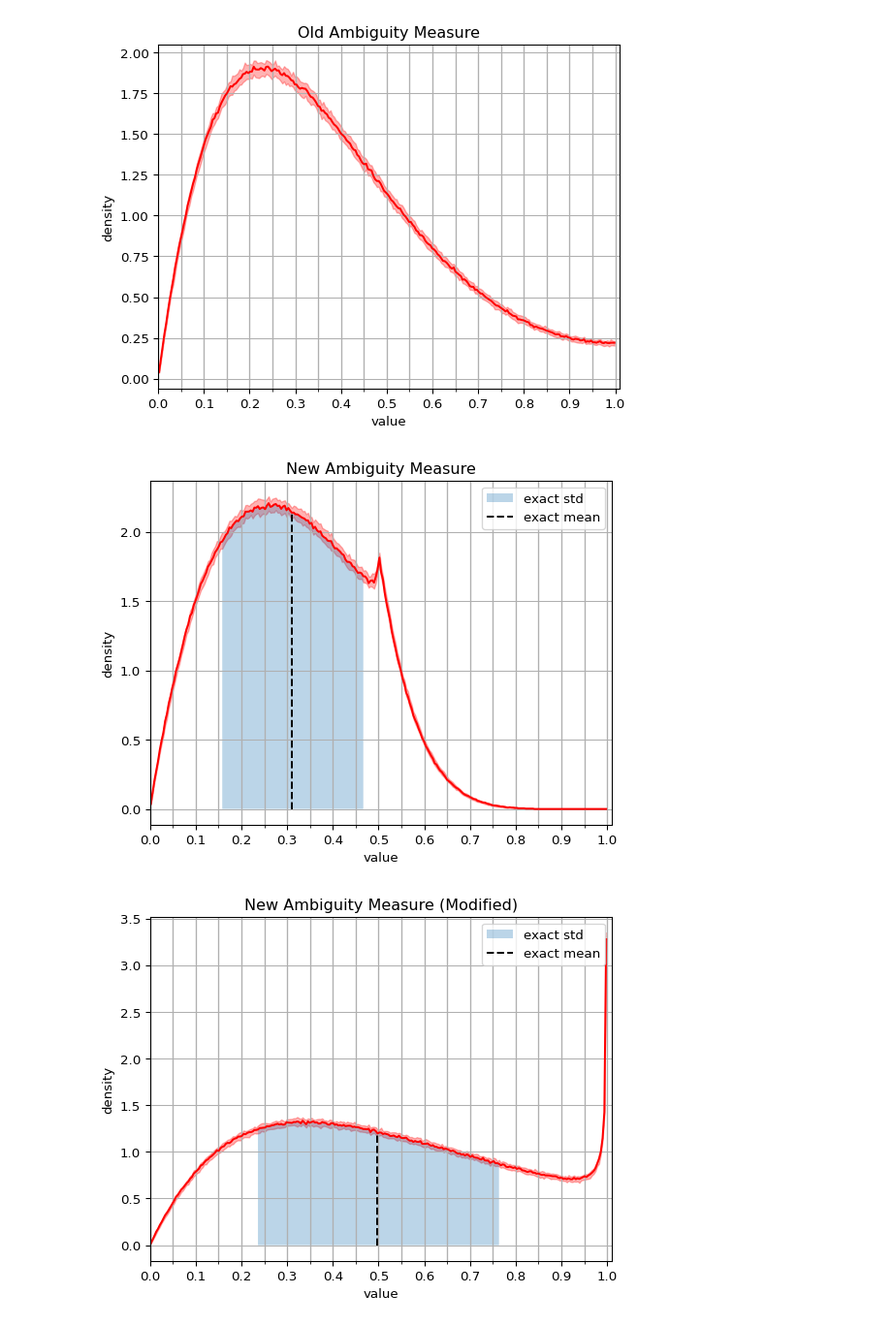
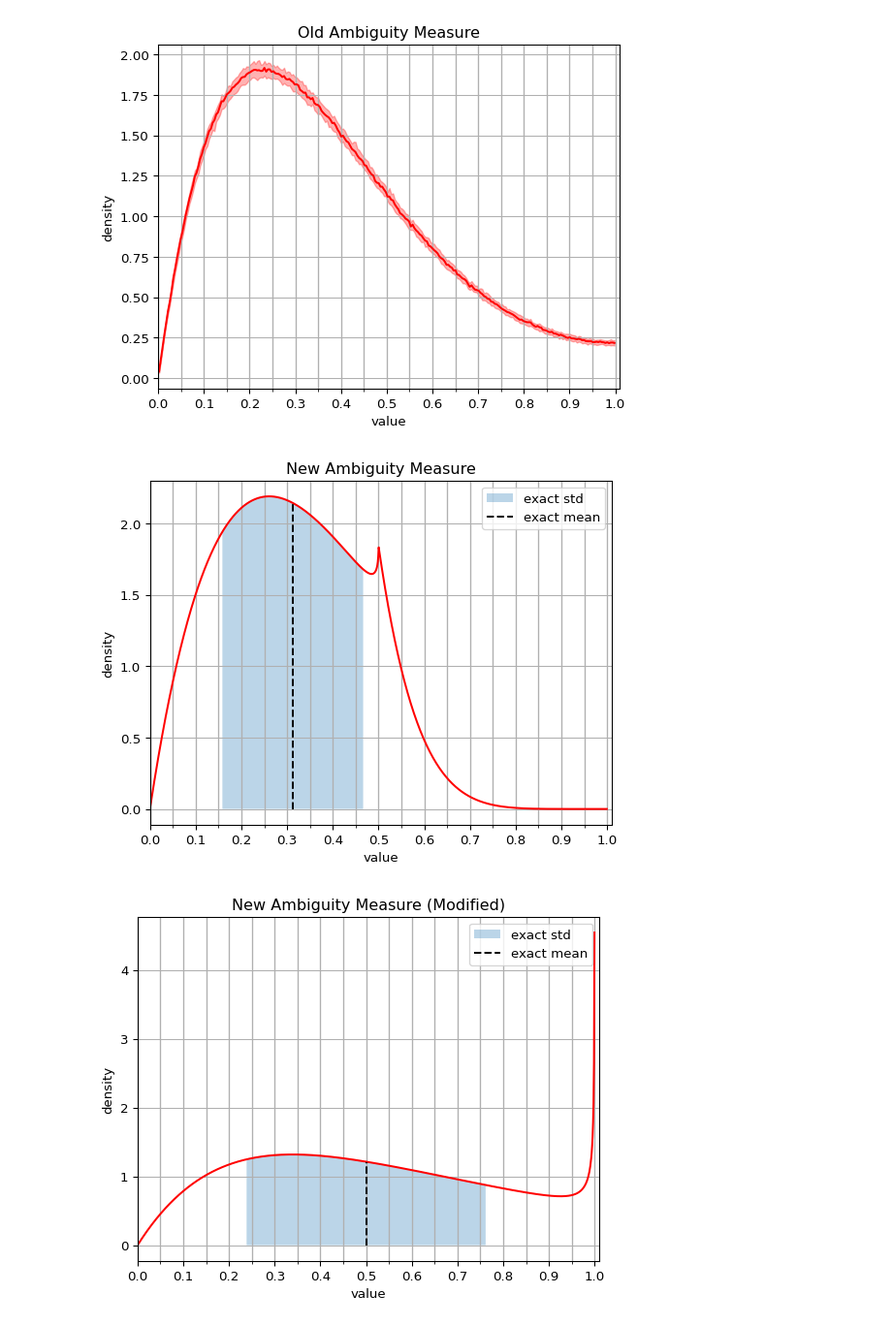
Before and after one commit to cklugmann/ambiguity_paper, a Jupyter notebook: notebooks/inference.ipynb, the cells around one changed output. Shown at 97% size. Saved outputs shown, nothing was run; the diff lists cells and outputs as text; code cells hidden in the pictures.

Commit message:
Updated inference notebook to make use of closed-form solution for posterior density in the case of C+1=3

```diff
--- a/notebooks/inference.ipynb
+++ b/notebooks/inference.ipynb
@@ -79,15 +94,19 @@ def annotated_simulation_plot(posterior_object: Posterior, ax: mpl.axes.Axes, **
 
     ax, res = simulation_plot(posterior_object=posterior_object, ax=ax, **kwargs)
 
+    grid_values = res.grid_values
+    density_values = res.density_values
+
+
     mu = posterior_object.mean()
     sigma = posterior_object.std()
     lower, upper = np.clip(mu + np.array([-1, 1]) * sigma, 0, 1)
     idx_lower, idx_mean, idx_upper = (
-        np.abs(res.bin_centers.reshape(1, -1) - np.array([lower, mu, upper]).reshape(-1, 1))
+        np.abs(grid_values.reshape(1, -1) - np.array([lower, mu, upper]).reshape(-1, 1))
         .argmin(axis=-1)
     )
-    bin_indices_selected = np.arange(idx_lower, idx_upper + 1)
-    median_counts_selected = res.median_counts[bin_indices_selected]
+    grid_indices_selected = np.arange(idx_lower, idx_upper + 1)
+    density_values_selected = density_values[grid_indices_selected]
 
     predicate = (
         "exact" if any([
@@ -98,16 +117,16 @@ def annotated_simulation_plot(posterior_object: Posterior, ax: mpl.axes.Axes, **
     )
 
     ax.fill_between(
-        res.bin_centers[bin_indices_selected],
-        np.zeros_like(median_counts_selected),
-        median_counts_selected,
+        grid_values[grid_indices_selected],
+        np.zeros_like(density_values_selected),
+        density_values_selected,
         alpha=0.3,
         label=f"{predicate} std"
     )
     ax.vlines(
-        x=res.bin_centers[idx_mean],
+        x=grid_values[idx_mean],
         ymin=0,
-        ymax=res.median_counts[idx_mean],
+        ymax=density_values[idx_mean],
         color="black",
         linestyle="--",
         label=f"{predicate} mean"
@@ -150,20 +169,20 @@ inference_object = (
 )(beta=beta).fit(ns)
 
 fig, ax = plt.subplots()
-_, res = annotated_simulation_plot(inference_object.posterior, ax=ax, **kwargs)
+_, res = annotated_simulation_plot(inference_object.posterior, ax=ax, bins=1001, **kwargs)
 fig.savefig(out_path("inference", "new", to_filename(ns)), bbox_inches="tight")
 plt.show()
 # %% [output]
-[figure, old version]
+[figure, new version]
 # %%
 inference_object = (
     BayesianInference
     .specify(posterior.ModifiedNewAmbiguityPosterior)
 )(beta=beta).fit(ns)
 
 fig, ax = plt.subplots()
-_, res = annotated_simulation_plot(inference_object.posterior, ax=ax, **kwargs)
+_, res = annotated_simulation_plot(inference_object.posterior, ax=ax, bins=1001, **kwargs)
 fig.savefig(out_path("inference", "modified", to_filename(ns)), bbox_inches="tight")
 plt.show()
 # %% [output]
-[figure, old version]
+[figure, new version]
```
Also changed, not shown: parts of 1 cell of this notebook.
